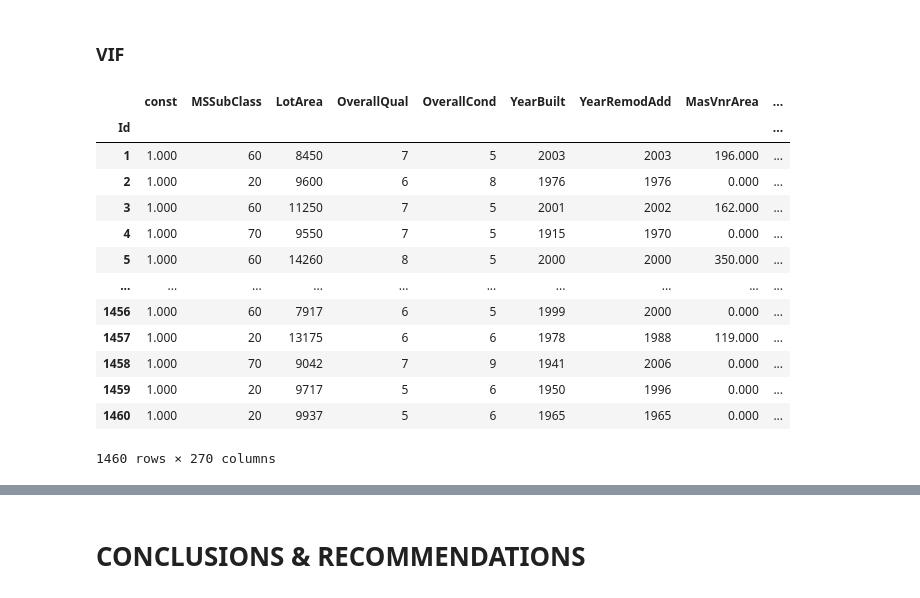
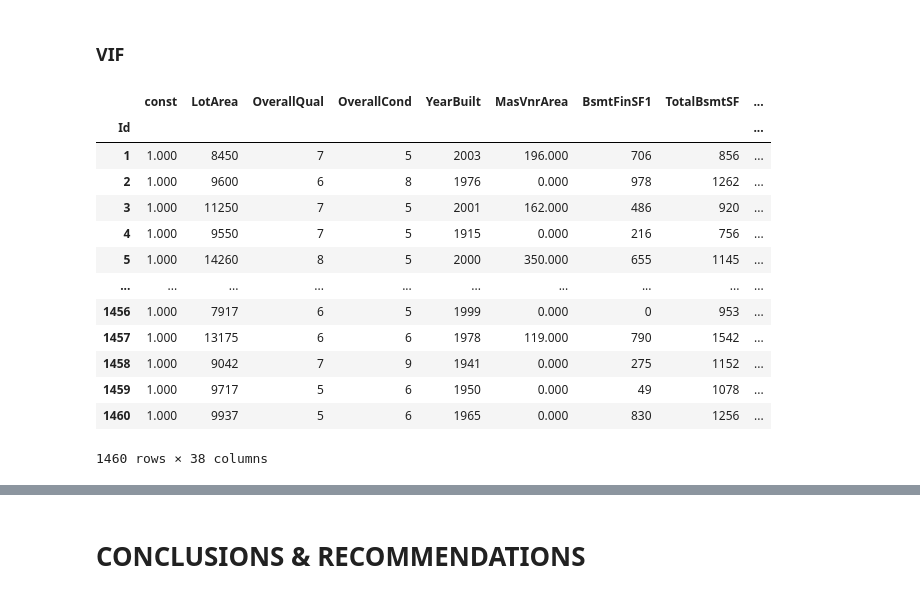
Before and after one commit to jirvingphd/fsds_070620_FT, a Jupyter notebook: Mod_2/mod_2_project/mod_2_project_office_hours_OSEMN.ipynb, the cells around one changed output, grey strips where cells are left out. Saved outputs shown, nothing was run; the diff lists cells and outputs as text; code cells hidden in the pictures.

```diff
--- a/Mod_2/mod_2_project/mod_2_project_office_hours_OSEMN.ipynb
+++ b/Mod_2/mod_2_project/mod_2_project_office_hours_OSEMN.ipynb
@@ -649,2 +864,5 @@ strong multicollinearity problems or that the design matrix is singular.
 # %% [markdown]
 ## Baseline  Model - with Diagnostic Function
+# %%
+model = make_model(df_ohe)
+diagnose_model(model)
@@ -651,2 +905,6 @@ strong multicollinearity problems or that the design matrix is singular.
 # %% [markdown]
 ### Removing Features with High P-Values
+# %%
+pvalues = model.pvalues.rename('p-values')
+pvalues.sort_values(ascending=False,inplace=True)
+pvalues
@@ -652,0 +939,5 @@ strong multicollinearity problems or that the design matrix is singular.
+# %%
+bad_coeffs = list(pvalues[pvalues > .05].index)
+if 'Intercept' in bad_coeffs:
+    bad_coeffs.remove('Intercept')
+len(bad_coeffs) / len(df_ohe.columns)
@@ -660,3 +1007,6 @@ strong multicollinearity problems or that the design matrix is singular.
 - Will now remove outliers, address multicollinearity, and then produce second Model.
 # %% [markdown]
 # 📅 08/25/20 Office Hours
+# %%
+df = df_ohe.drop(columns=bad_coeffs)
+df
@@ -695,25 +1081,24 @@ Name: SalePrice, dtype: float64
 # %% [markdown]
 ### VIF
 # %%
-
-X = df_ohe.drop('SalePrice',axis=1)
+X = df.drop('SalePrice',axis=1)
 X = sm.add_constant(X)
 X
 # %% [output]
-|  | const | MSSubClass | LotArea | OverallQual | OverallCond | YearBuilt | YearRemodAdd | MasVnrArea | ... |
+|  | const | LotArea | OverallQual | OverallCond | YearBuilt | MasVnrArea | BsmtFinSF1 | TotalBsmtSF | ... |
 | Id |  |  |  |  |  |  |  |  | ... |
-| 1 | 1.000 | 60 | 8450 | 7 | 5 | 2003 | 2003 | 196.000 | ... |
-| 2 | 1.000 | 20 | 9600 | 6 | 8 | 1976 | 1976 | 0.000 | ... |
-| 3 | 1.000 | 60 | 11250 | 7 | 5 | 2001 | 2002 | 162.000 | ... |
-| 4 | 1.000 | 70 | 9550 | 7 | 5 | 1915 | 1970 | 0.000 | ... |
-| 5 | 1.000 | 60 | 14260 | 8 | 5 | 2000 | 2000 | 350.000 | ... |
+| 1 | 1.000 | 8450 | 7 | 5 | 2003 | 196.000 | 706 | 856 | ... |
+| 2 | 1.000 | 9600 | 6 | 8 | 1976 | 0.000 | 978 | 1262 | ... |
+| 3 | 1.000 | 11250 | 7 | 5 | 2001 | 162.000 | 486 | 920 | ... |
+| 4 | 1.000 | 9550 | 7 | 5 | 1915 | 0.000 | 216 | 756 | ... |
+| 5 | 1.000 | 14260 | 8 | 5 | 2000 | 350.000 | 655 | 1145 | ... |
 | ... | ... | ... | ... | ... | ... | ... | ... | ... | ... |
-| 1456 | 1.000 | 60 | 7917 | 6 | 5 | 1999 | 2000 | 0.000 | ... |
-| 1457 | 1.000 | 20 | 13175 | 6 | 6 | 1978 | 1988 | 119.000 | ... |
-| 1458 | 1.000 | 70 | 9042 | 7 | 9 | 1941 | 2006 | 0.000 | ... |
-| 1459 | 1.000 | 20 | 9717 | 5 | 6 | 1950 | 1996 | 0.000 | ... |
-| 1460 | 1.000 | 20 | 9937 | 5 | 6 | 1965 | 1965 | 0.000 | ... |
+| 1456 | 1.000 | 7917 | 6 | 5 | 1999 | 0.000 | 0 | 953 | ... |
+| 1457 | 1.000 | 13175 | 6 | 6 | 1978 | 119.000 | 790 | 1542 | ... |
+| 1458 | 1.000 | 9042 | 7 | 9 | 1941 | 0.000 | 275 | 1152 | ... |
+| 1459 | 1.000 | 9717 | 5 | 6 | 1950 | 0.000 | 49 | 1078 | ... |
+| 1460 | 1.000 | 9937 | 5 | 6 | 1965 | 0.000 | 830 | 1256 | ... |
-1460 rows × 270 columns
+1460 rows × 38 columns
 # %%
 from statsmodels.stats.outliers_influence import variance_inflation_factor
 # %%
```
Also changed, not shown: parts of 56 cells of this notebook, 1 other file.
